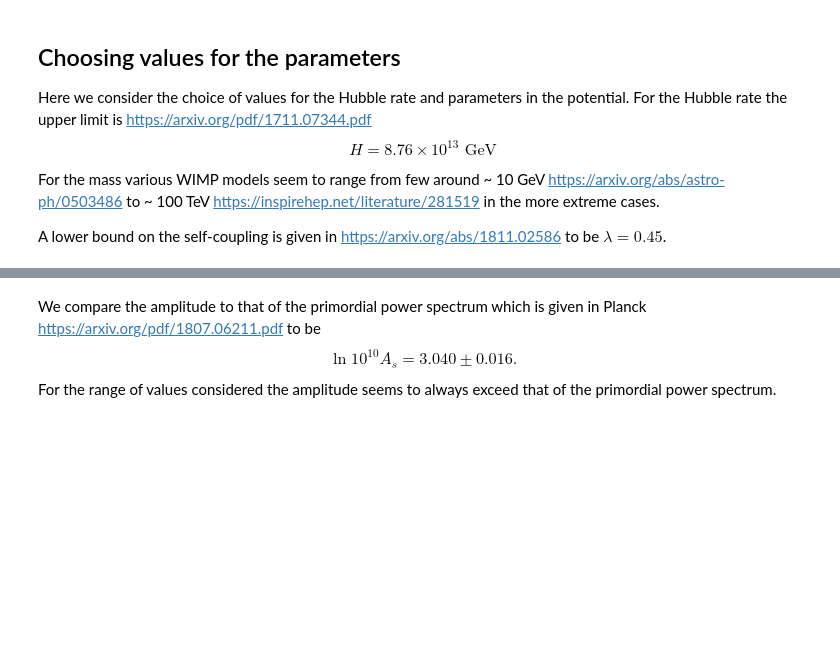
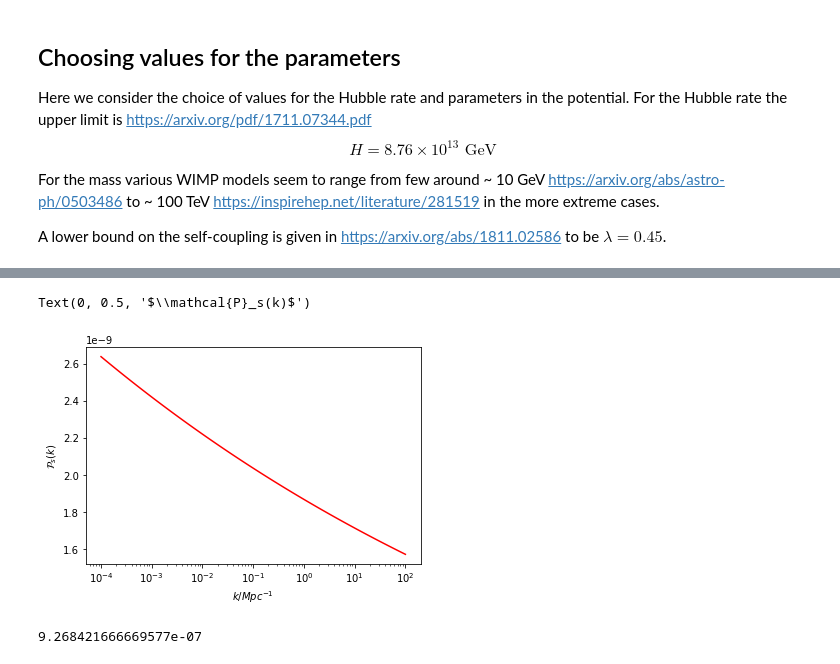
Before and after one commit to oleksiysmola/MSci-Project-Solving-the-Fokker-Planck-equation, a Jupyter notebook: Correlators and power spectrum.ipynb, the cells around one changed output, grey strips where cells are left out. Cells and saved outputs as stored; diff of their text form; code cells hidden in the pictures; blank space fills up the shorter version.

```diff
--- a/Correlators and power spectrum.ipynb
+++ b/Correlators and power spectrum.ipynb
@@ -661,2 +733,18 @@ $$A^*_f = A_f(n_f-1). $$
+# %%
+# Primordial power spectrum
+pivot_scale = 0.05 # Mpc^-1
+amplitude_scalar = 2.091e-9
+scalar_index = 0.9626
+wavevector = np.logspace(-4, 2, 100) # Mpc^-1
+primordial_spectrum = amplitude_scalar*(wavevector/pivot_scale)**(scalar_index - 1)
+# %%
+# Plotting
+plt.plot(wavevector, primordial_spectrum, "r")
+plt.xscale("log")
+plt.xlabel("$k/Mpc^{-1}$")
+plt.ylabel("$\mathcal{P}_s(k)$")
+# %% [output]
+Text(0, 0.5, '$\\mathcal{P}_s(k)$')
+[figure, added]
 # %%
 # Array to store spectral coefficient for delta
@@ -683,4 +780,4 @@ for i in range(len(hubble_rate)):
-# %% [markdown]
-We compare the amplitude to that of the primordial power spectrum which is given in Planck https://arxiv.org/pdf/1807.06211.pdf to be
-$$\ln{10^{10} A_s} =  3.040 \pm 0.016.$$
-For the range of values considered the amplitude seems to always exceed that of the primordial power spectrum.
+# %%
+np.max(ratio_spectrum)
+# %% [output]
+9.268421666669577e-07
```
Also changed, not shown: parts of 13 cells of this notebook.
